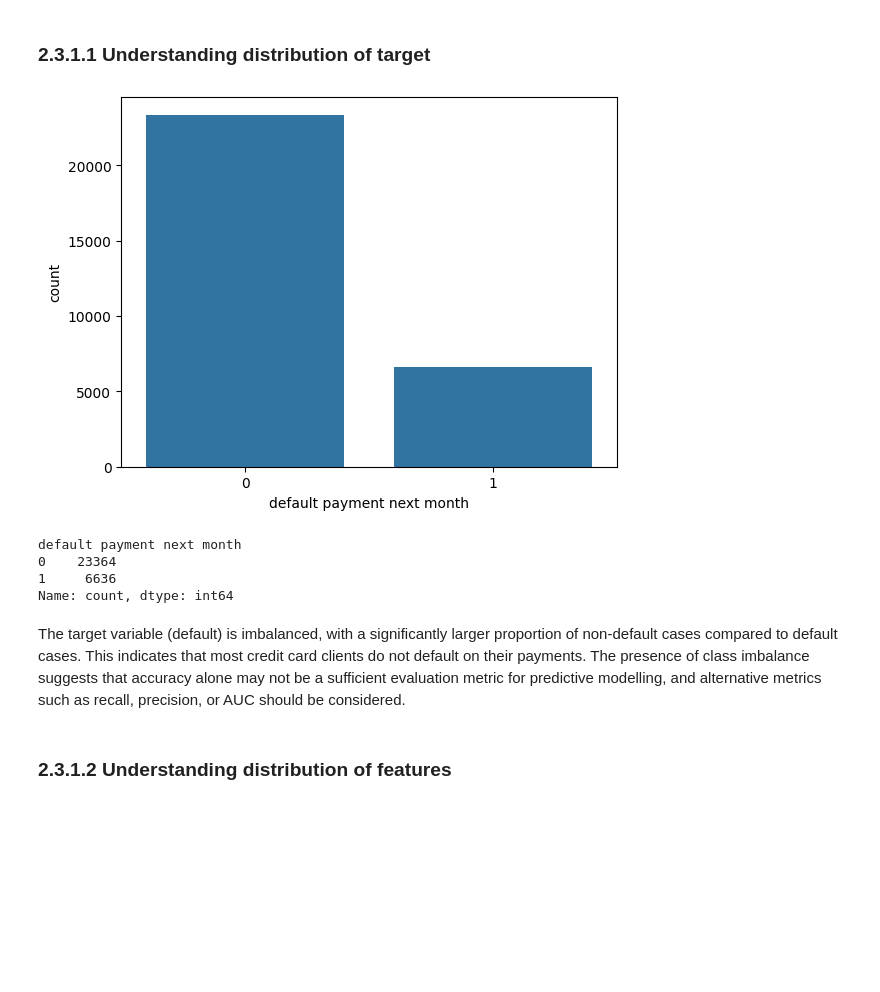
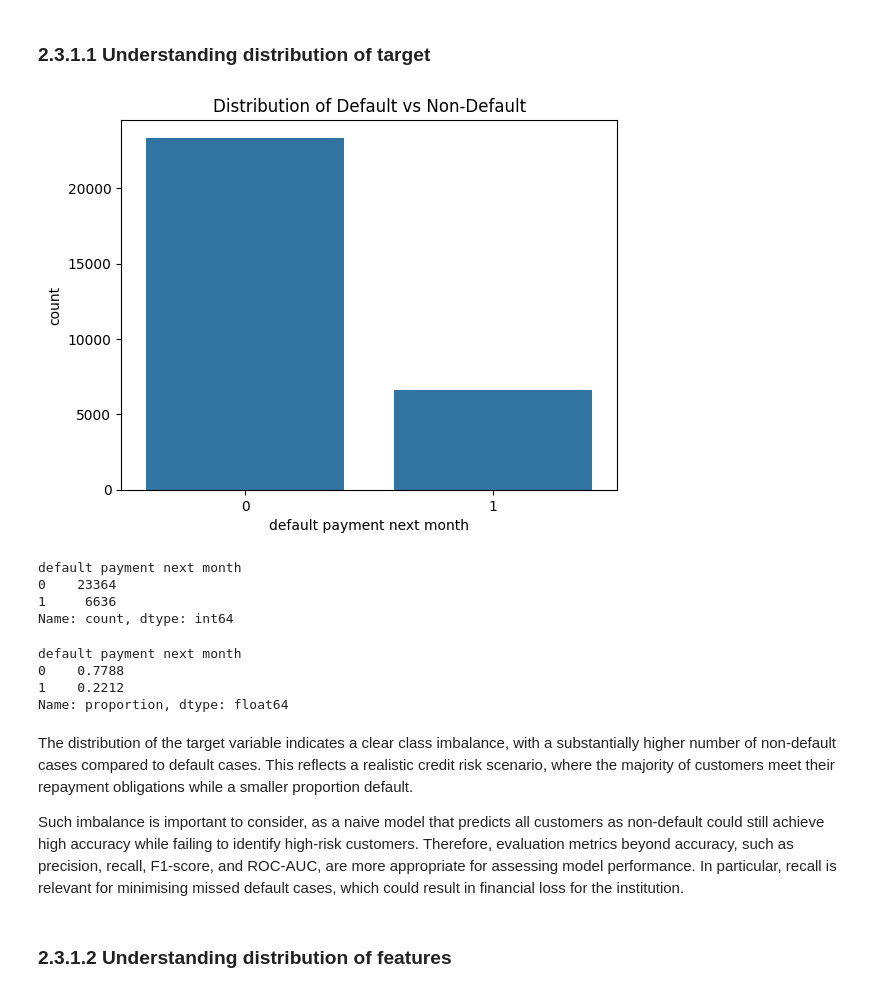
Before and after one commit to yaboywf/MLDP-Project, a Jupyter notebook: MLDP Program Codes Submission.ipynb, the cells around one changed output. Saved outputs shown, nothing was run; the diff lists cells and outputs as text; code cells hidden in the pictures; blank space fills up the shorter version.

```diff
--- a/MLDP Program Codes Submission.ipynb
+++ b/MLDP Program Codes Submission.ipynb
@@ -151,9 +217,10 @@ Name: count, dtype: int64
 # %%
 ## Understanding distribution of target
 sns.countplot(x="default payment next month", data=df)
+plt.title("Distribution of Default vs Non-Default")
 plt.show()
 # %% [output]
-[figure, old version]
+[figure, new version]
 # %%
 df["default payment next month"].value_counts()
 # %% [output]
@@ -161,8 +228,17 @@ default payment next month
 0    23364
 1     6636
 Name: count, dtype: int64
+# %%
+df["default payment next month"].value_counts(normalize=True)
+# %% [output]
+default payment next month
+0    0.7788
+1    0.2212
+Name: proportion, dtype: float64
 # %% [markdown]
-The target variable (default) is imbalanced, with a significantly larger proportion of non-default cases compared to default cases. This indicates that most credit card clients do not default on their payments. The presence of class imbalance suggests that accuracy alone may not be a sufficient evaluation metric for predictive modelling, and alternative metrics such as recall, precision, or AUC should be considered.
+The distribution of the target variable indicates a clear class imbalance, with a substantially higher number of non-default cases compared to default cases. This reflects a realistic credit risk scenario, where the majority of customers meet their repayment obligations while a smaller proportion default.
+
+Such imbalance is important to consider, as a naive model that predicts all customers as non-default could still achieve high accuracy while failing to identify high-risk customers. Therefore, evaluation metrics beyond accuracy, such as precision, recall, F1-score, and ROC-AUC, are more appropriate for assessing model performance. In particular, recall is relevant for minimising missed default cases, which could result in financial loss for the institution.
 # %% [markdown]
 ### 2.3.1.2 Understanding distribution of features
 # %%
```
Also changed, not shown: parts of 52 cells of this notebook.
